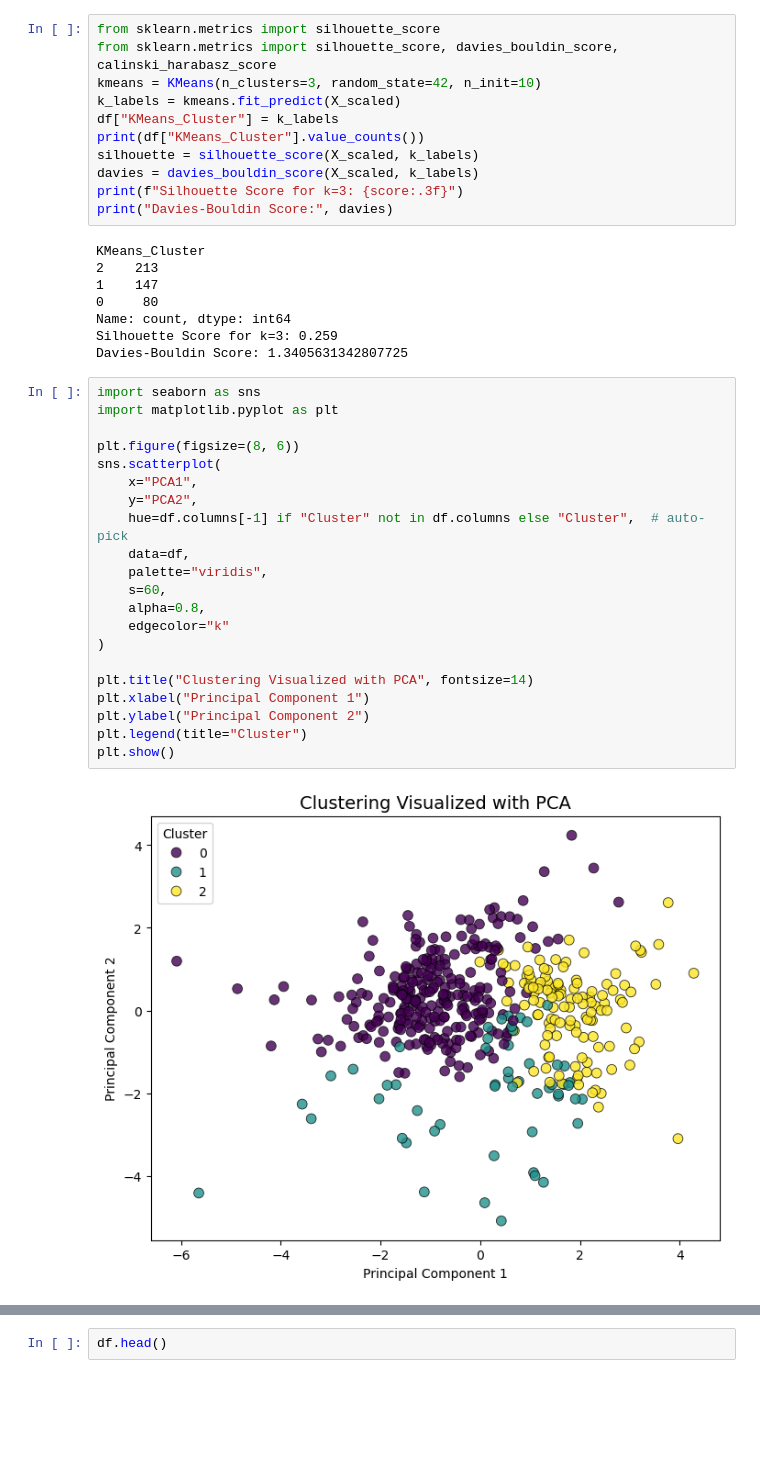
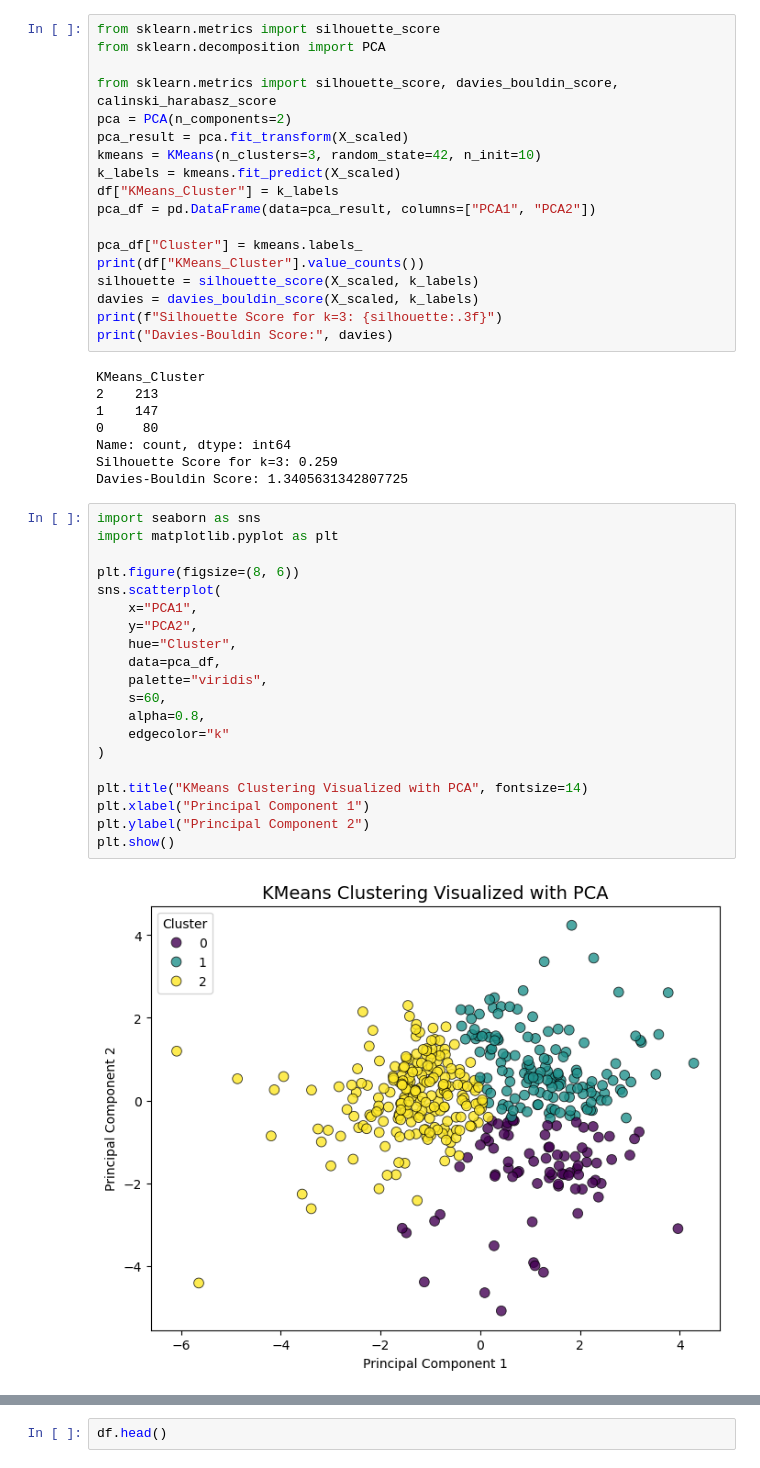
Before and after one commit to Manojk246/KHD-task, a Jupyter notebook: task.ipynb, the cells around one changed output, grey strips where cells are left out. Cells and saved outputs as stored; diff of their text form; blank space fills up the shorter version.

```diff
--- a/task.ipynb
+++ b/task.ipynb
@@ -28,13 +62,20 @@ warnings.filterwarnings("ignore", category=UserWarning)
 # %%
 from sklearn.metrics import silhouette_score
+from sklearn.decomposition import PCA
+
 from sklearn.metrics import silhouette_score, davies_bouldin_score, calinski_harabasz_score
+pca = PCA(n_components=2)
+pca_result = pca.fit_transform(X_scaled)
 kmeans = KMeans(n_clusters=3, random_state=42, n_init=10)
 k_labels = kmeans.fit_predict(X_scaled)
 df["KMeans_Cluster"] = k_labels
+pca_df = pd.DataFrame(data=pca_result, columns=["PCA1", "PCA2"])
+
+pca_df["Cluster"] = kmeans.labels_
 print(df["KMeans_Cluster"].value_counts())
 silhouette = silhouette_score(X_scaled, k_labels)
 davies = davies_bouldin_score(X_scaled, k_labels)
-print(f"Silhouette Score for k=3: {score:.3f}")
+print(f"Silhouette Score for k=3: {silhouette:.3f}")
 print("Davies-Bouldin Score:", davies)
 # %% [output]
 KMeans_Cluster
@@ -47,23 +88,22 @@ Davies-Bouldin Score: 1.3405631342807725
 # %%
 import seaborn as sns
 import matplotlib.pyplot as plt
 
 plt.figure(figsize=(8, 6))
 sns.scatterplot(
     x="PCA1",
     y="PCA2",
-    hue=df.columns[-1] if "Cluster" not in df.columns else "Cluster",  # auto-pick
-    data=df,
+    hue="Cluster",
+    data=pca_df,
     palette="viridis",
     s=60,
     alpha=0.8,
     edgecolor="k"
 )
 
-plt.title("Clustering Visualized with PCA", fontsize=14)
+plt.title("KMeans Clustering Visualized with PCA", fontsize=14)
 plt.xlabel("Principal Component 1")
 plt.ylabel("Principal Component 2")
-plt.legend(title="Cluster")
 plt.show()
 # %% [output]
-[figure, old version]
+[figure, new version]
```
Also changed, not shown: parts of 9 cells of this notebook, 1 other file.
